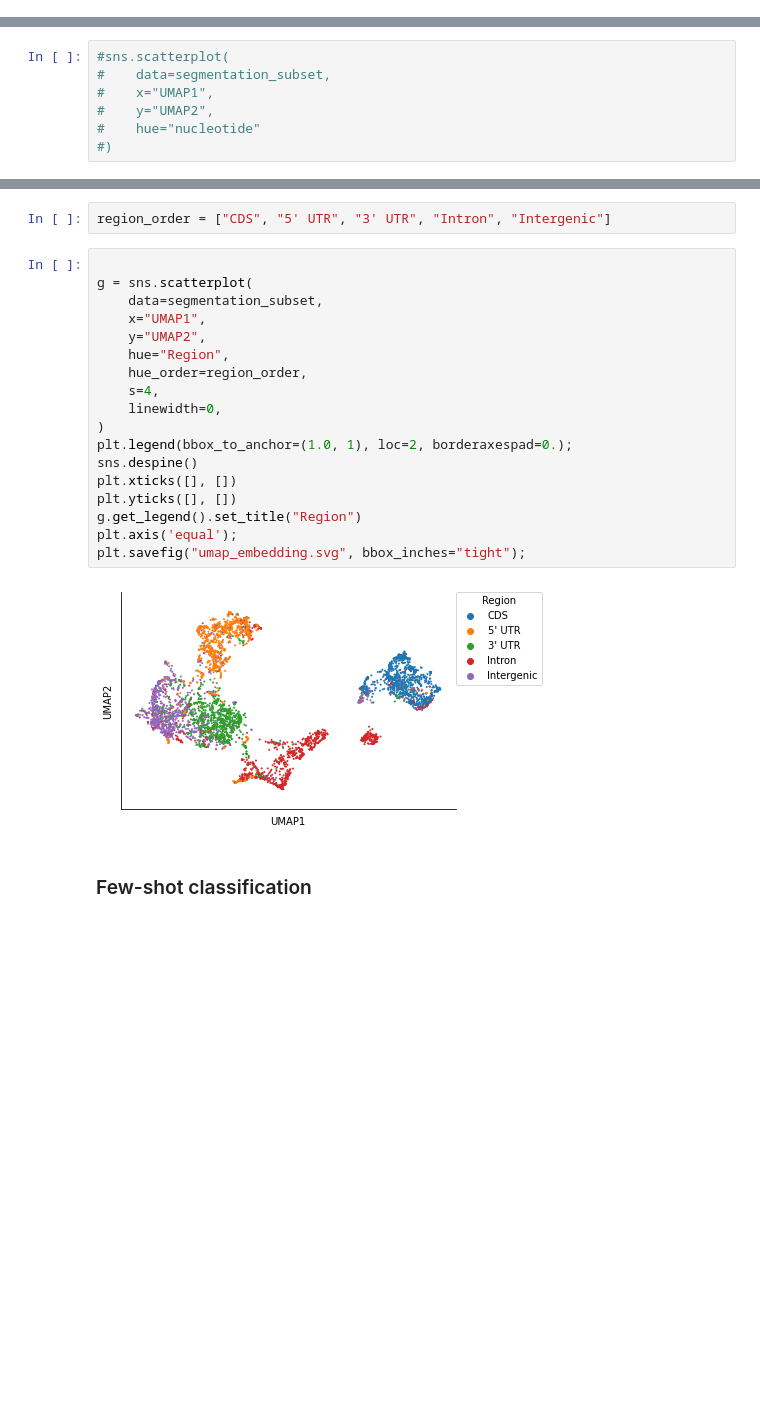
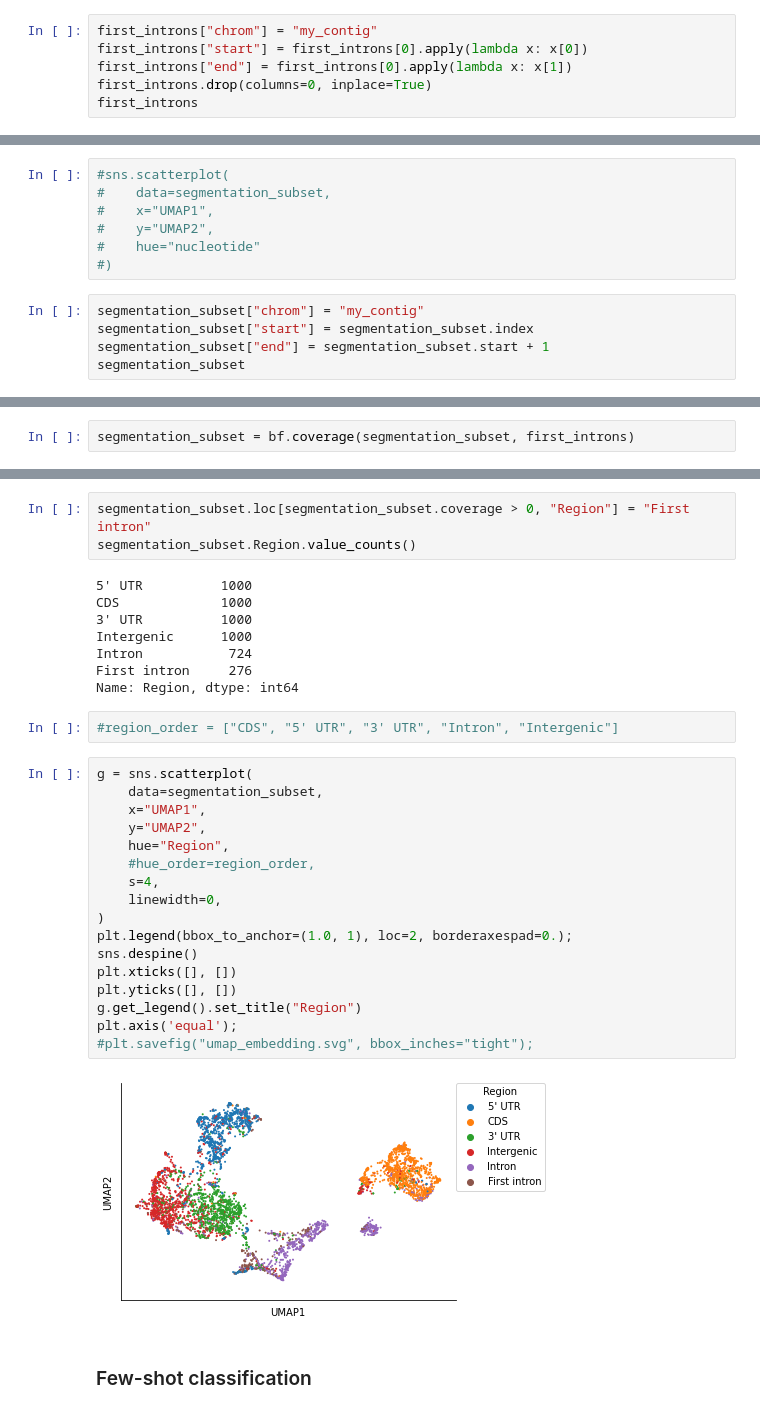
Before and after one commit to songlab-cal/gpn, a Jupyter notebook: plantbert/mlm/plot_example_embedding.ipynb, the cells around one changed output, grey strips where cells are left out. Drawn from its saved outputs; the diff is of its cells as text; blank space fills up the shorter version.

Commit message:
Improve plots

```diff
--- a/plantbert/mlm/plot_example_embedding.ipynb
+++ b/plantbert/mlm/plot_example_embedding.ipynb
@@ -305,0 +407,6 @@ gtf.shape
+# %%
+first_introns["chrom"] = "my_contig"
+first_introns["start"] = first_introns[0].apply(lambda x: x[0])
+first_introns["end"] = first_introns[0].apply(lambda x: x[1])
+first_introns.drop(columns=0, inplace=True)
+first_introns
@@ -519,3 +649,8 @@ segmentation_subset[["UMAP1", "UMAP2"]] = projector.fit_transform(embedding_subs
 #    y="UMAP2",
 #    hue="nucleotide"
 #)
+# %%
+segmentation_subset["chrom"] = "my_contig"
+segmentation_subset["start"] = segmentation_subset.index
+segmentation_subset["end"] = segmentation_subset.start + 1
+segmentation_subset
@@ -521,0 +671,2 @@ segmentation_subset[["UMAP1", "UMAP2"]] = projector.fit_transform(embedding_subs
+# %%
+segmentation_subset = bf.coverage(segmentation_subset, first_introns)
@@ -522,25 +684,35 @@ segmentation_subset[["UMAP1", "UMAP2"]] = projector.fit_transform(embedding_subs
+# %%
+segmentation_subset.loc[segmentation_subset.coverage > 0, "Region"] = "First intron"
+segmentation_subset.Region.value_counts()
+# %% [output]
+5' UTR          1000
+CDS             1000
+3' UTR          1000
+Intergenic      1000
+Intron           724
+First intron     276
+Name: Region, dtype: int64
 # %%
-region_order = ["CDS", "5' UTR", "3' UTR", "Intron", "Intergenic"]
+#region_order = ["CDS", "5' UTR", "3' UTR", "Intron", "Intergenic"]
 # %%
-
 g = sns.scatterplot(
     data=segmentation_subset,
     x="UMAP1",
     y="UMAP2",
     hue="Region",
-    hue_order=region_order,
+    #hue_order=region_order,
     s=4,
     linewidth=0,
 )
 plt.legend(bbox_to_anchor=(1.0, 1), loc=2, borderaxespad=0.);
 sns.despine()
 plt.xticks([], [])
 plt.yticks([], [])
 g.get_legend().set_title("Region")
 plt.axis('equal');
-plt.savefig("umap_embedding.svg", bbox_inches="tight");
+#plt.savefig("umap_embedding.svg", bbox_inches="tight");
 # %% [output]
-[figure, old version]
+[figure, new version]
 # %% [markdown]
 ### Few-shot classification
 # %%
```
Also changed, not shown: parts of 15 cells of this notebook, 2 other files.
